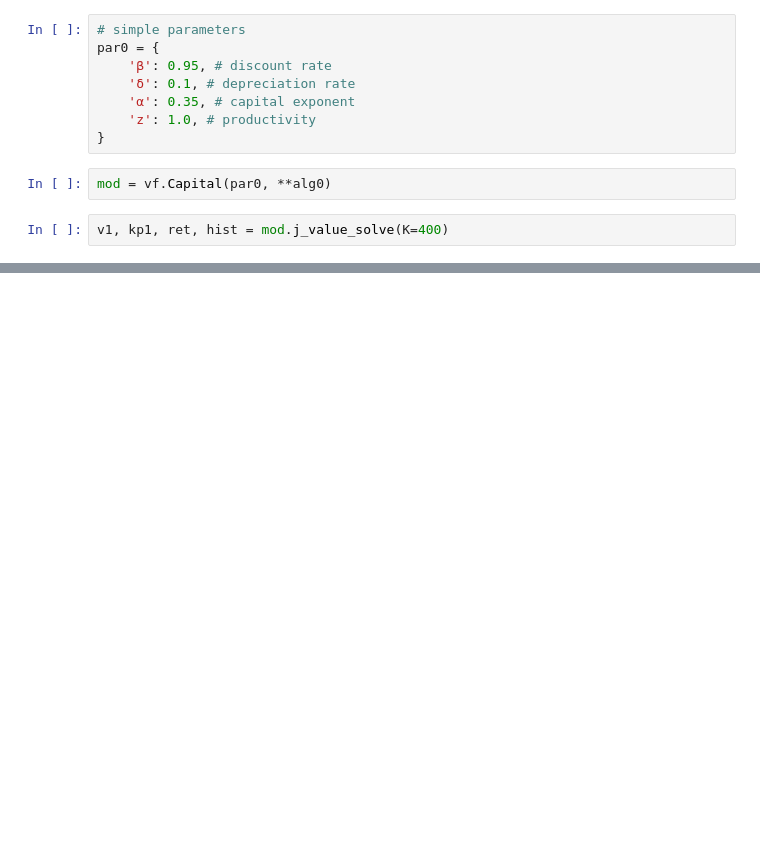
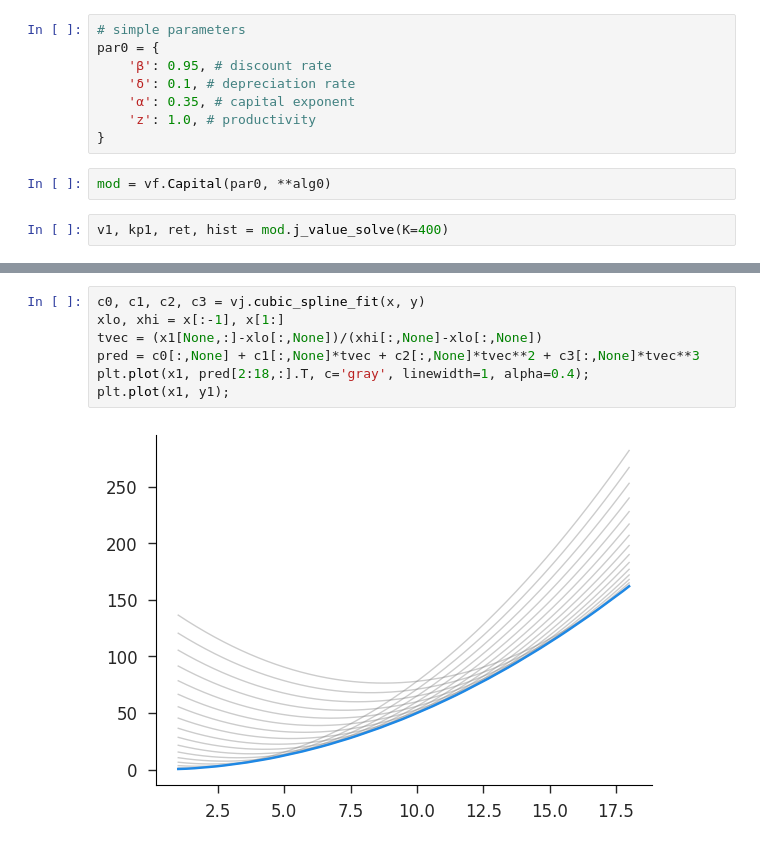
Before and after one commit to iamlemec/valjax, a Jupyter notebook: notebooks/valfunc.ipynb, the cells around one changed output, grey strips where cells are left out. Saved outputs shown, nothing was run; the diff lists cells and outputs as text; blank space fills up the shorter version.

```diff
--- a/notebooks/valfunc.ipynb
+++ b/notebooks/valfunc.ipynb
@@ -45,0 +64,9 @@ pd.Series(hist['err']).plot(logy=True);
+# %%
+c0, c1, c2, c3 = vj.cubic_spline_fit(x, y)
+xlo, xhi = x[:-1], x[1:]
+tvec = (x1[None,:]-xlo[:,None])/(xhi[:,None]-xlo[:,None])
+pred = c0[:,None] + c1[:,None]*tvec + c2[:,None]*tvec**2 + c3[:,None]*tvec**3
+plt.plot(x1, pred[2:18,:].T, c='gray', linewidth=1, alpha=0.4);
+plt.plot(x1, y1);
+# %% [output]
+[figure, added]
```
Also changed, not shown: parts of 15 cells of this notebook, 5 other files.
